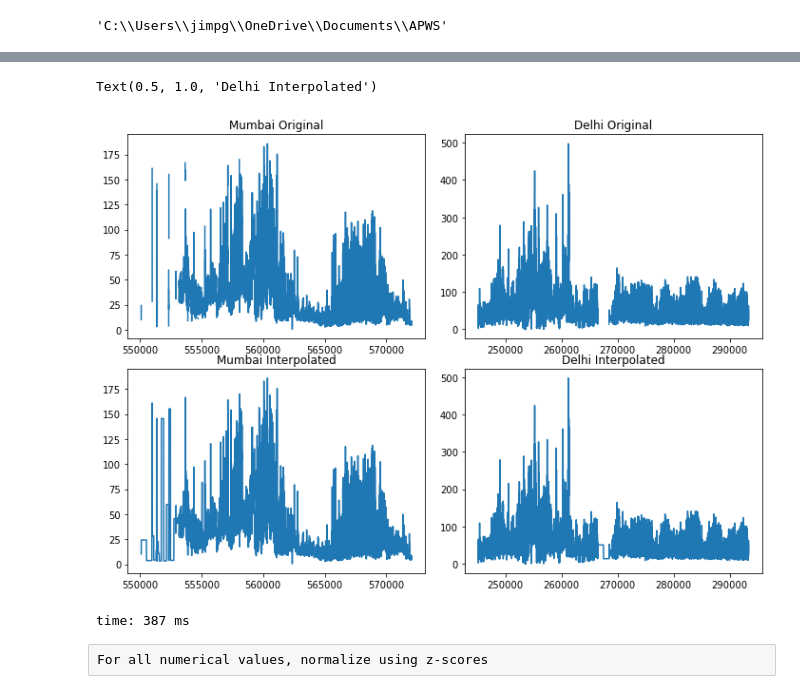
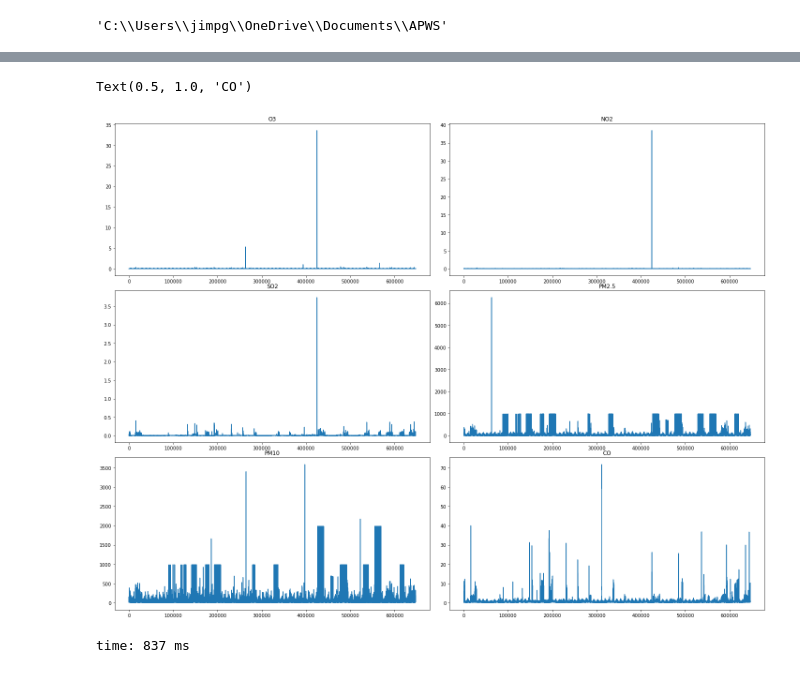
Before and after one commit to jgib124/Air-Quality-Warning-System, a Jupyter notebook: preprocessing.ipynb, the cells around one changed output, grey strips where cells are left out. Cells and saved outputs as stored; diff of their text form; code cells hidden in the pictures.

Commit message:
Seoul WX Data

```diff
--- a/preprocessing.ipynb
+++ b/preprocessing.ipynb
@@ -15,11 +16,11 @@ diri
 'C:\\Users\\jimpg\\OneDrive\\Documents\\APWS'
 # %%
 # Read City Hourly Air Pollutant Data to a dataframe
-AQ_FILE = "city_hour.csv"
+AQ_FILE = "Measurement_summary.csv"
 
 def load_data(file=AQ_FILE):
     aq_path = os.path.join("raw_data", file)
-    return pd.read_csv(aq_path)
+    return pd.read_csv(aq_path, na_values=-1)
 
 df = load_data()
 df
@@ -238,25 +149,25 @@ time: 6 ms
 # %%
-# https://pandas.pydata.org/pandas-docs/stable/reference/api/pandas.DataFrame.interpolate.html
-df_delhi_filled = df_delhi.interpolate(method='nearest')
-df_mumbai_filled = df_mumbai.interpolate(method='nearest')
-
-fig, ax = plt.subplots(2, 2, figsize=(10,7))
+fig, ax = plt.subplots(3, 2, figsize=(20,15))
 fig.tight_layout()
 
-ax[0,0].plot(df_mumbai["O3"])
-ax[0,0].set_title("Mumbai Original")
+ax[0,0].plot(df["O3"])
+ax[0,0].set_title("O3")
 
-ax[1,0].plot(df_mumbai_filled["O3"])
-ax[1,0].set_title("Mumbai Interpolated")
+ax[1,0].plot(df["SO2"])
+ax[1,0].set_title("SO2")
 
-ax[0,1].plot(df_delhi["O3"])
-ax[0,1].set_title("Delhi Original")
+ax[2,0].plot(df["PM10"])
+ax[2,0].set_title("PM10")
 
-ax[1,1].plot(df_delhi_filled["O3"])
-ax[1,1].set_title("Delhi Interpolated")
+ax[0,1].plot(df["NO2"])
+ax[0,1].set_title("NO2")
+
+ax[1,1].plot(df["PM2.5"])
+ax[1,1].set_title("PM2.5")
+
+ax[2,1].plot(df["CO"])
+ax[2,1].set_title("CO")
 # %% [output]
-Text(0.5, 1.0, 'Delhi Interpolated')
+Text(0.5, 1.0, 'CO')
-[figure, old version]
+[figure, new version]
-time: 387 ms
+time: 837 ms
-# %% [raw]
-For all numerical values, normalize using z-scores
```
Also changed, not shown: parts of 31 cells of this notebook.
